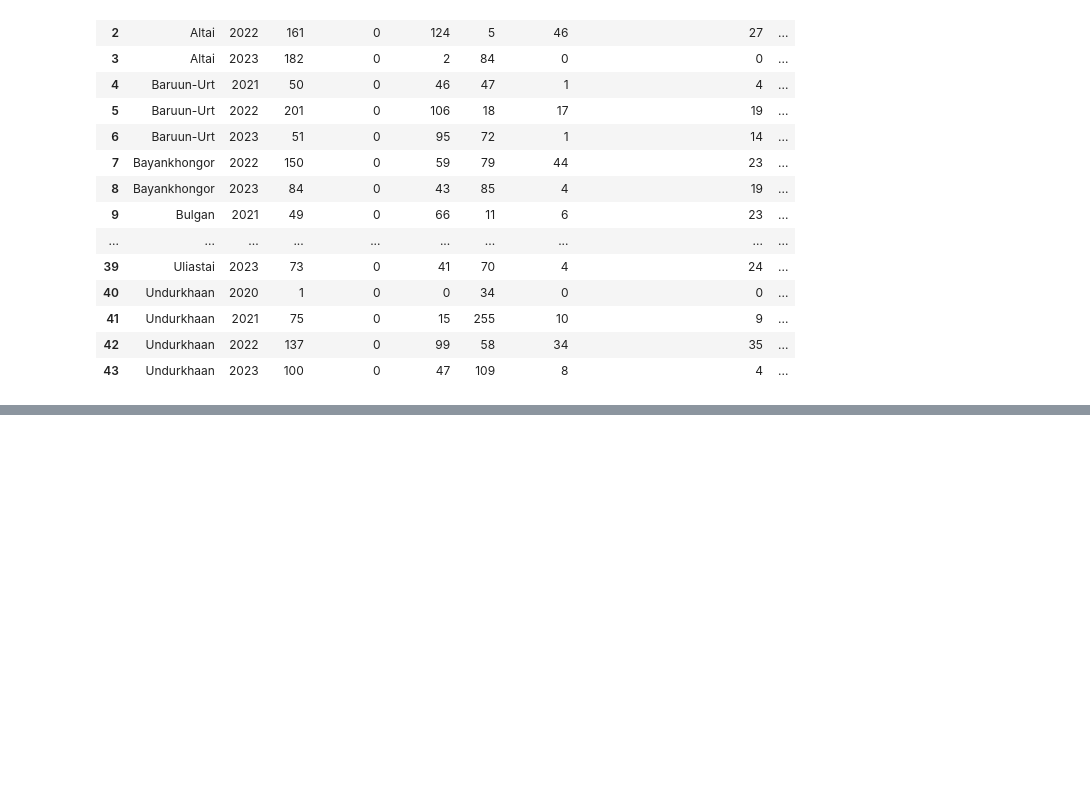
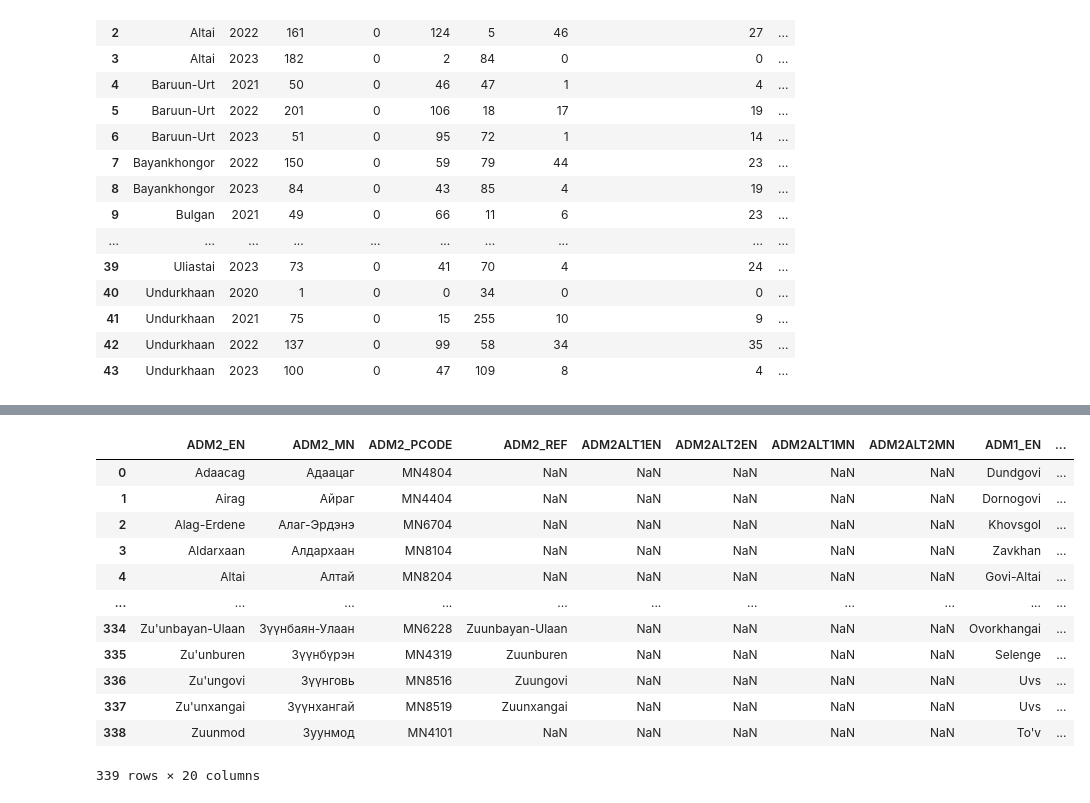
Before and after one commit to Puturbold/SOA-Breathe-Mongolia, a Jupyter notebook: Visual.ipynb, the cells around one changed output, grey strips where cells are left out. Cells and saved outputs as stored; diff of their text form; code cells hidden in the pictures; blank space fills up the shorter version.

```diff
--- a/Visual.ipynb
+++ b/Visual.ipynb
@@ -112,0 +69,18 @@ AQI_final_2021
+# %%
+mng_shp = gpd.read_file("/Users/turbold/Documents/Projects/Green Summer DS/mng-administrative-divisions-shapefiles/mng_admbndp_admALL_nso_itos_20201019.shp")
+
+mng_shp
+# %% [output]
+|  | ADM2_EN | ADM2_MN | ADM2_PCODE | ADM2_REF | ADM2ALT1EN | ADM2ALT2EN | ADM2ALT1MN | ADM2ALT2MN | ADM1_EN | ... |
+| 0 | Adaacag | Адаацаг | MN4804 | NaN | NaN | NaN | NaN | NaN | Dundgovi | ... |
+| 1 | Airag | Айраг | MN4404 | NaN | NaN | NaN | NaN | NaN | Dornogovi | ... |
+| 2 | Alag-Erdene | Алаг-Эрдэнэ | MN6704 | NaN | NaN | NaN | NaN | NaN | Khovsgol | ... |
+| 3 | Aldarxaan | Алдархаан | MN8104 | NaN | NaN | NaN | NaN | NaN | Zavkhan | ... |
+| 4 | Altai | Алтай | MN8204 | NaN | NaN | NaN | NaN | NaN | Govi-Altai | ... |
+| ... | ... | ... | ... | ... | ... | ... | ... | ... | ... | ... |
+| 334 | Zu'unbayan-Ulaan | Зүүнбаян-Улаан | MN6228 | Zuunbayan-Ulaan | NaN | NaN | NaN | NaN | Ovorkhangai | ... |
+| 335 | Zu'unburen | Зүүнбүрэн | MN4319 | Zuunburen | NaN | NaN | NaN | NaN | Selenge | ... |
+| 336 | Zu'ungovi | Зүүнговь | MN8516 | Zuungovi | NaN | NaN | NaN | NaN | Uvs | ... |
+| 337 | Zu'unxangai | Зүүнхангай | MN8519 | Zuunxangai | NaN | NaN | NaN | NaN | Uvs | ... |
+| 338 | Zuunmod | Зуунмод | MN4101 | NaN | NaN | NaN | NaN | NaN | To'v | ... |
+339 rows × 20 columns
```
Also changed, not shown: parts of 7 cells of this notebook, 2 other files.
